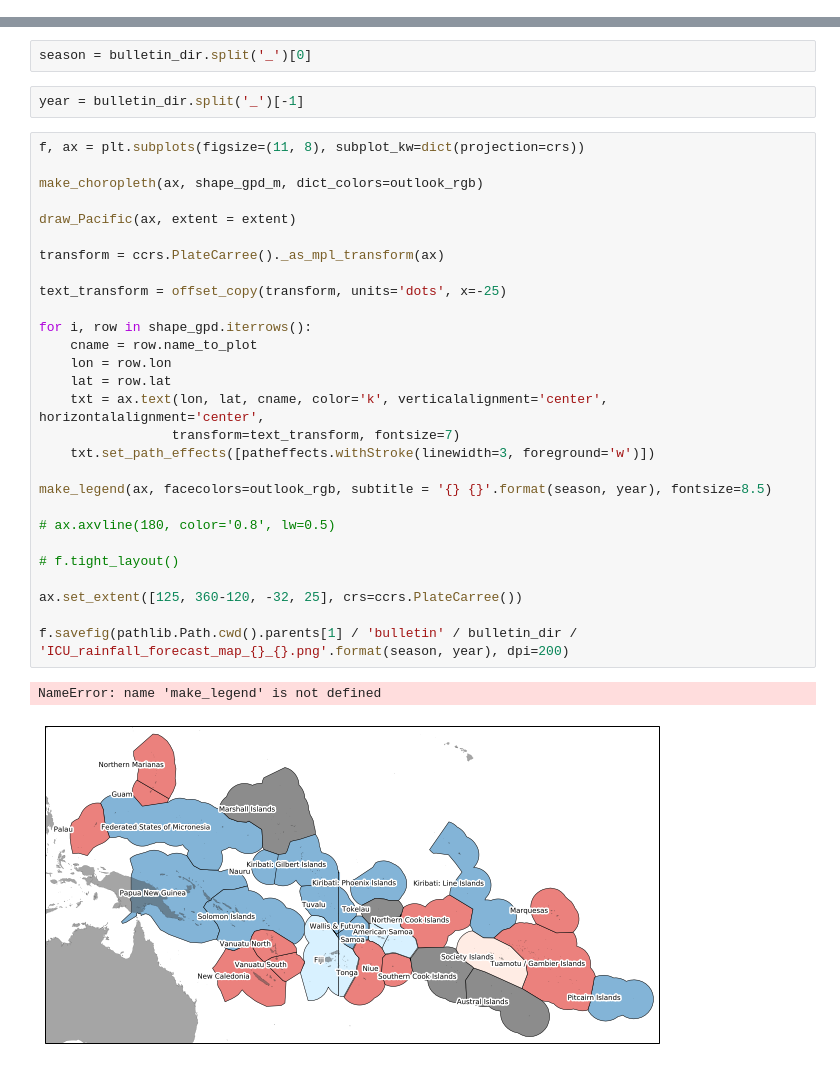
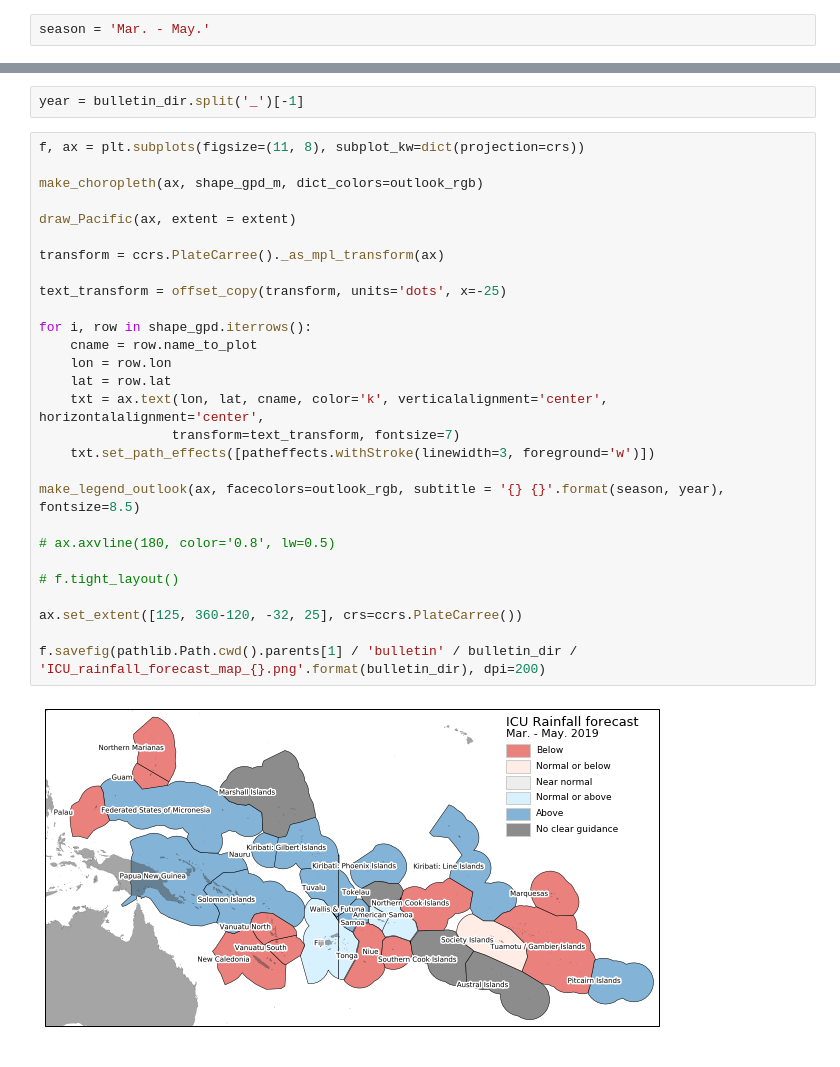
Before and after one commit to nicolasfauchereau/Island_Climate_Update, a Jupyter notebook: mapping/notebooks/make_ICU_gis_map_rainfall_forecast.ipynb, the cells around one changed output, grey strips where cells are left out. Cells and saved outputs as stored; diff of their text form.

Commit message:
updated mapping notebooks and library to fix minor plotting issues

```diff
--- a/mapping/notebooks/make_ICU_gis_map_rainfall_forecast.ipynb
+++ b/mapping/notebooks/make_ICU_gis_map_rainfall_forecast.ipynb
@@ -32,3 +34,5 @@ bulletin_dir = 'MAM_2019'
+# %%
+season = 'Mar. - May.'
 # %% [markdown]
 ### project folder on the project drive
 # %%
@@ -148,38 +152,35 @@ shape_gpd.head()
 table.index.name = 'locationID'
 # %%
 shape_gpd_m = shape_gpd.merge(table, on='COUNTRYNAM')
-# %%
-season = bulletin_dir.split('_')[0]
 # %%
 year = bulletin_dir.split('_')[-1]
 # %%
 f, ax = plt.subplots(figsize=(11, 8), subplot_kw=dict(projection=crs))
 
 make_choropleth(ax, shape_gpd_m, dict_colors=outlook_rgb)
 
 draw_Pacific(ax, extent = extent)
 
 transform = ccrs.PlateCarree()._as_mpl_transform(ax)
 
 text_transform = offset_copy(transform, units='dots', x=-25)
 
 for i, row in shape_gpd.iterrows():
     cname = row.name_to_plot
     lon = row.lon
     lat = row.lat
     txt = ax.text(lon, lat, cname, color='k', verticalalignment='center', horizontalalignment='center',
                  transform=text_transform, fontsize=7)
     txt.set_path_effects([patheffects.withStroke(linewidth=3, foreground='w')])
 
-make_legend(ax, facecolors=outlook_rgb, subtitle = '{} {}'.format(season, year), fontsize=8.5)
+make_legend_outlook(ax, facecolors=outlook_rgb, subtitle = '{} {}'.format(season, year), fontsize=8.5)
 
 # ax.axvline(180, color='0.8', lw=0.5)
 
 # f.tight_layout()
 
 ax.set_extent([125, 360-120, -32, 25], crs=ccrs.PlateCarree())
 
-f.savefig(pathlib.Path.cwd().parents[1] / 'bulletin' / bulletin_dir / 'ICU_rainfall_forecast_map_{}_{}.png'.format(season, year), dpi=200)
+f.savefig(pathlib.Path.cwd().parents[1] / 'bulletin' / bulletin_dir / 'ICU_rainfall_forecast_map_{}.png'.format(bulletin_dir), dpi=200)
 # %% [output]
-NameError: name 'make_legend' is not defined
-[figure, old version]
+[figure, new version]
```
Also changed, not shown: parts of 1 cell of this notebook, 4 other files.
